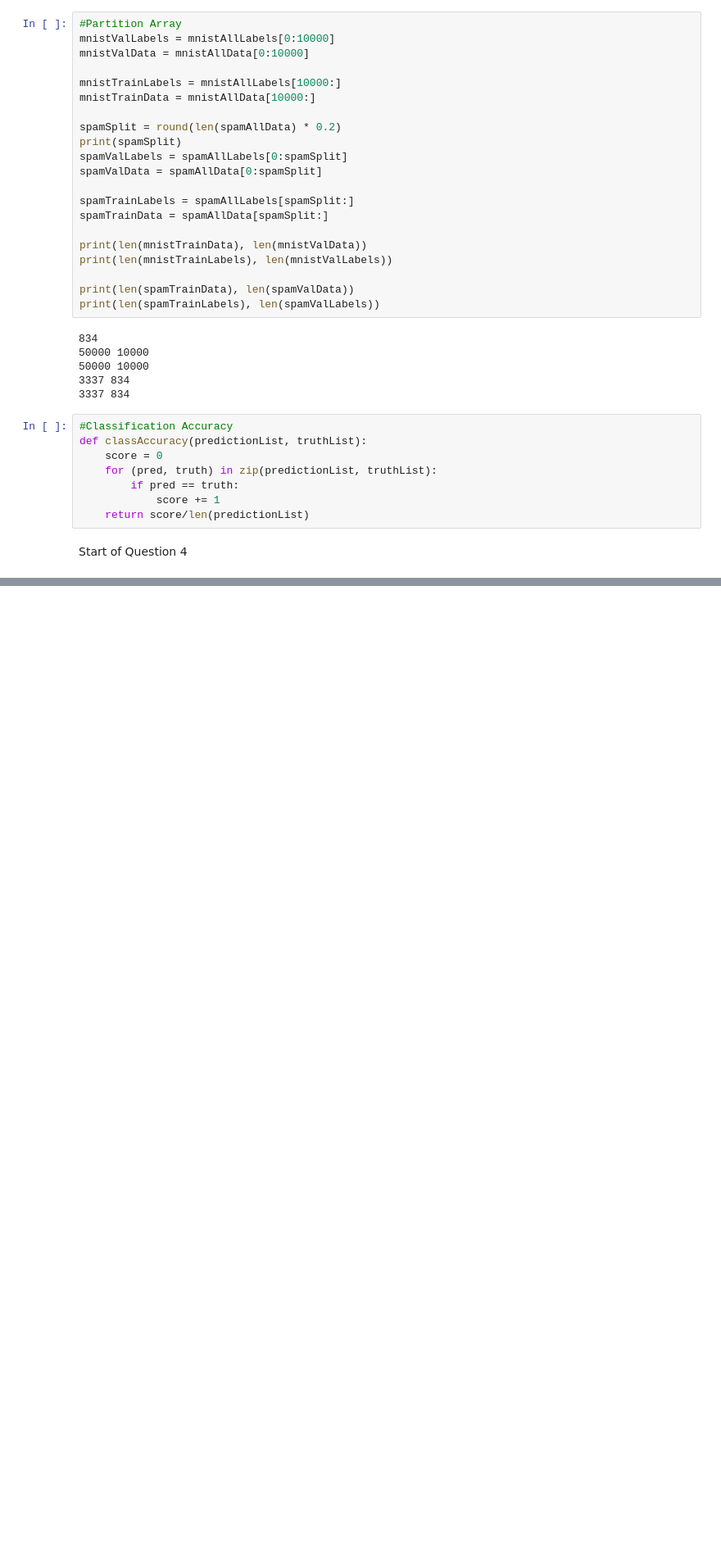
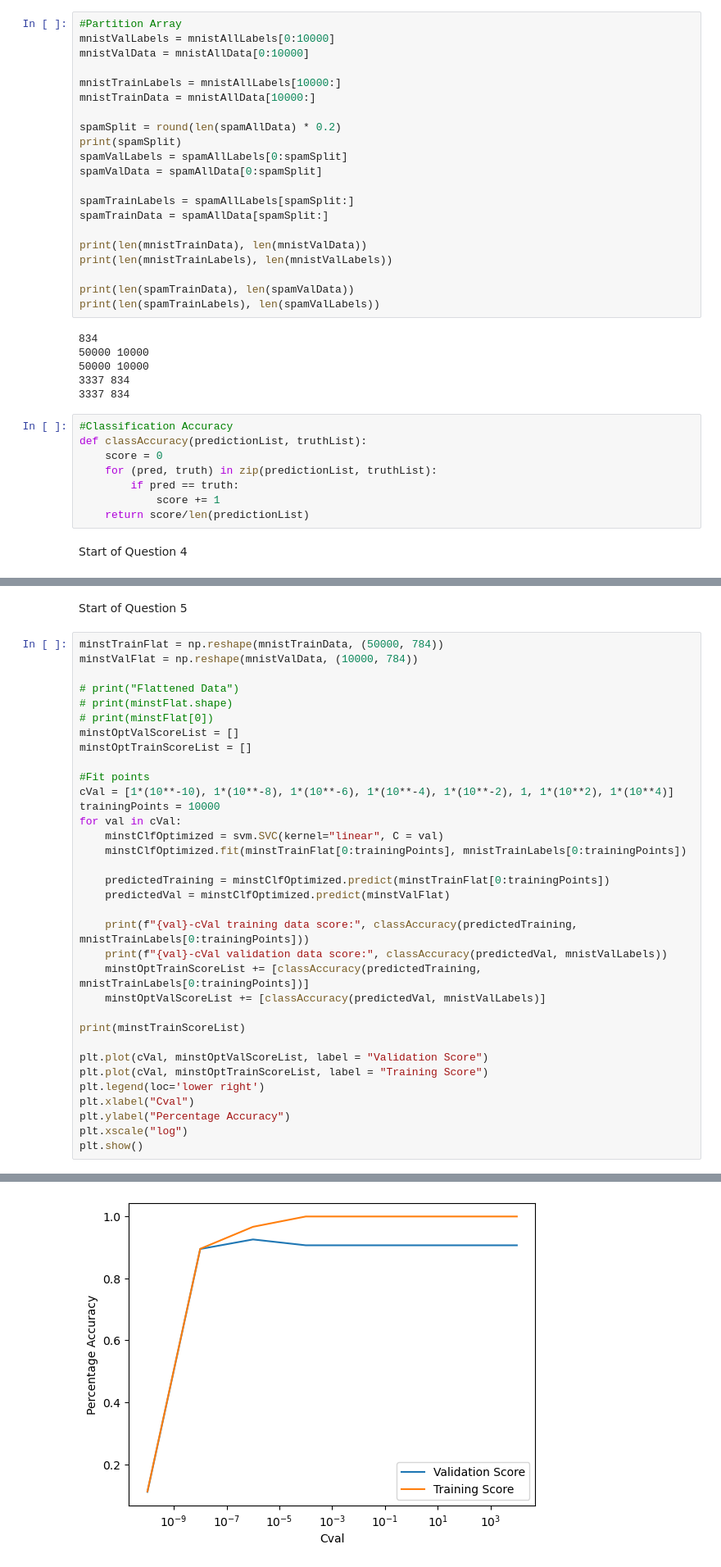
Before and after one commit to frankjinn/Machine-Learning-Projects, a Jupyter notebook: hw1/scripts/hw1.ipynb, the cells around one changed output, grey strips where cells are left out. Shown at 82% size. Cells and saved outputs as stored; diff of their text form; blank space fills up the shorter version.

```diff
--- a/hw1/scripts/hw1.ipynb
+++ b/hw1/scripts/hw1.ipynb
@@ -222,0 +251,37 @@ Original Data
+# %% [markdown]
+Start of Question 5
+# %%
+minstTrainFlat = np.reshape(mnistTrainData, (50000, 784))
+minstValFlat = np.reshape(mnistValData, (10000, 784))
+
+# print("Flattened Data")
+# print(minstFlat.shape)
+# print(minstFlat[0])
+minstOptValScoreList = []
+minstOptTrainScoreList = []
+
+#Fit points
+cVal = [1*(10**-10), 1*(10**-8), 1*(10**-6), 1*(10**-4), 1*(10**-2), 1, 1*(10**2), 1*(10**4)]
+trainingPoints = 10000
+for val in cVal:
+    minstClfOptimized = svm.SVC(kernel="linear", C = val)
+    minstClfOptimized.fit(minstTrainFlat[0:trainingPoints], mnistTrainLabels[0:trainingPoints])
+
+    predictedTraining = minstClfOptimized.predict(minstTrainFlat[0:trainingPoints])
+    predictedVal = minstClfOptimized.predict(minstValFlat)
+
+    print(f"{val}-cVal training data score:", classAccuracy(predictedTraining, mnistTrainLabels[0:trainingPoints]))
+    print(f"{val}-cVal validation data score:", classAccuracy(predictedVal, mnistValLabels))
+    minstOptTrainScoreList += [classAccuracy(predictedTraining, mnistTrainLabels[0:trainingPoints])]
+    minstOptValScoreList += [classAccuracy(predictedVal, mnistValLabels)]
+
+print(minstTrainScoreList)
+
+plt.plot(cVal, minstOptValScoreList, label = "Validation Score")
+plt.plot(cVal, minstOptTrainScoreList, label = "Training Score")
+plt.legend(loc='lower right')
+plt.xlabel("Cval")
+plt.ylabel("Percentage Accuracy")
+plt.xscale("log")
+plt.show()
+# %% [output]
@@ -222,0 +303 @@ Original Data
+[figure, added]
```
Also changed, not shown: parts of 17 cells of this notebook, 2 other files.
